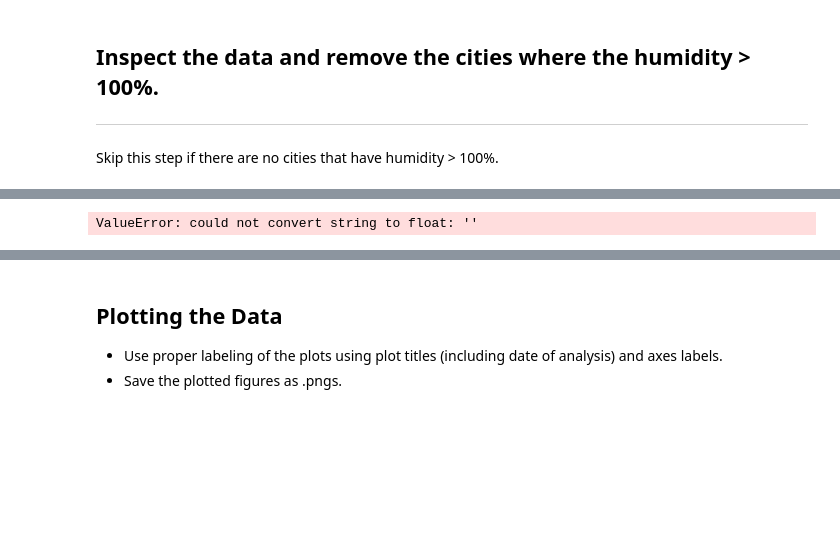
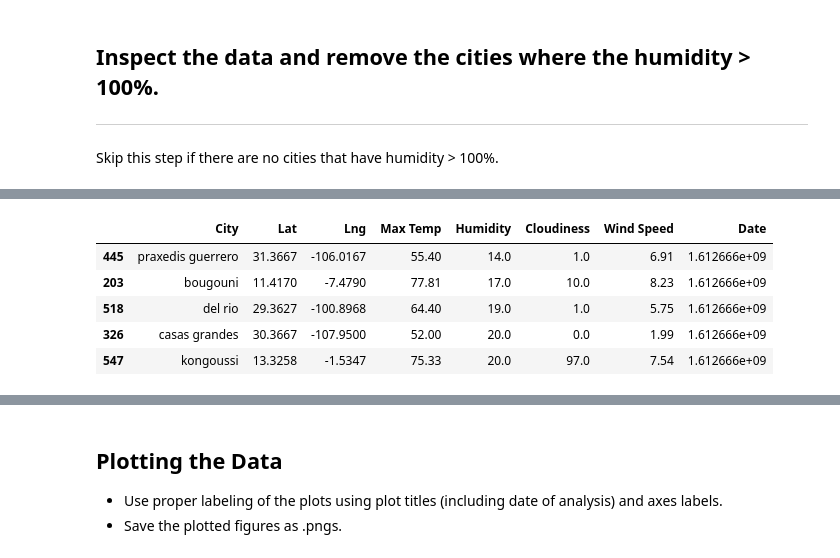
Before and after one commit to JGarvert/python-api-challenge, a Jupyter notebook: WeatherPy/WeatherPy.ipynb, the cells around one changed output, grey strips where cells are left out. Cells and saved outputs as stored; diff of their text form; code cells hidden in the pictures; blank space fills up the shorter version.

```diff
--- a/WeatherPy/WeatherPy.ipynb
+++ b/WeatherPy/WeatherPy.ipynb
@@ -206,9 +210,14 @@ city_df.head()
 # %%
 # Change humidity to a number
-city_df['Humidity'] = city_df['Humidity'].astype(float)
+# city_df['Humidity'] = city_df['Humidity'].astype(float)
 
 # test if any cities have humidity over 100%
-city_df.dtypes
-# city_df['Humidity'].max()
+city_df['Humidity'].max()
+city_df.sort_values(by=['Humidity']).head(5)
 # %% [output]
-ValueError: could not convert string to float: ''
+|  | City | Lat | Lng | Max Temp | Humidity | Cloudiness | Wind Speed | Date |
+| 445 | praxedis guerrero | 31.3667 | -106.0167 | 55.40 | 14.0 | 1.0 | 6.91 | 1.612666e+09 |
+| 203 | bougouni | 11.4170 | -7.4790 | 77.81 | 17.0 | 10.0 | 8.23 | 1.612666e+09 |
+| 518 | del rio | 29.3627 | -100.8968 | 64.40 | 19.0 | 1.0 | 5.75 | 1.612666e+09 |
+| 326 | casas grandes | 30.3667 | -107.9500 | 52.00 | 20.0 | 0.0 | 1.99 | 1.612666e+09 |
+| 547 | kongoussi | 13.3258 | -1.5347 | 75.33 | 20.0 | 97.0 | 7.54 | 1.612666e+09 |
```
Also changed, not shown: parts of 8 cells of this notebook, 1 other file.
